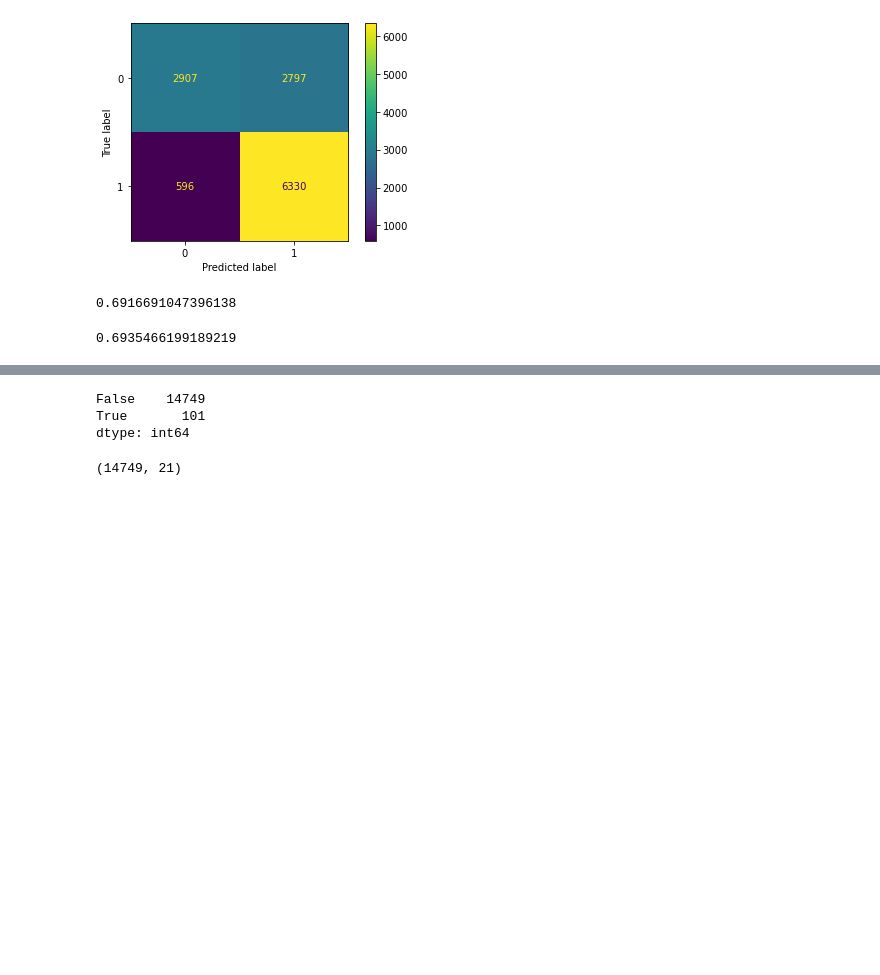
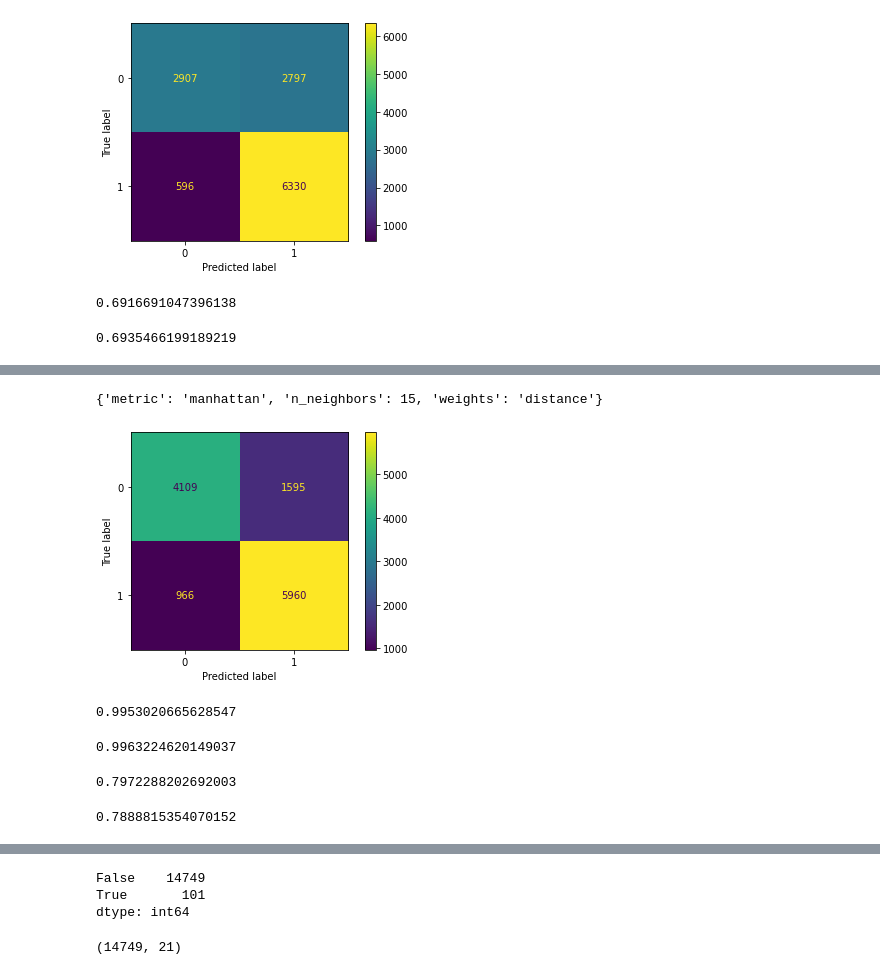
Before and after one commit to njw27/Supervised-ML-For-Tanzanian-Water-Wells, a Jupyter notebook: Group_Notebook.ipynb, the cells around one changed output, grey strips where cells are left out. Cells and saved outputs as stored; diff of their text form; code cells hidden in the pictures; blank space fills up the shorter version.

```diff
--- a/Group_Notebook.ipynb
+++ b/Group_Notebook.ipynb
@@ -443,0 +446,11 @@ display(precision_score(y_test, log_val_preds))
+# %%
+knn_model = KNeighborsClassifier()
+knn_model.fit(X_train_clean, y_train)
+grid = {
+    'n_neighbors': [11, 13, 15, 17],
+    'metric': ['manhattan'],
+    'weights' : ['distance']
+}
+# %%
+gs = GridSearchCV(estimator = knn_model, param_grid = grid, cv = 5, verbose = 1, n_jobs = -1)
+gs.fit(X_train_clean, y_train)
@@ -443,0 +466,24 @@ display(precision_score(y_test, log_val_preds))
+# %%
+gs.best_params_
+# %% [output]
+{'metric': 'manhattan', 'n_neighbors': 15, 'weights': 'distance'}
+# %%
+knn_better = KNeighborsClassifier(15, metric = "manhattan", weights = 'distance')
+knn_better.fit(X_train_clean, y_train)
+y_knn_better_train = knn_better.predict(X_train_clean)
+y_knn_better_test = knn_better.predict(X_test_clean)
+plot_confusion_matrix(knn_better, X_test_clean, y_test);
+# %% [output]
+[figure, added]
+# %%
+display(accuracy_score(y_train, y_knn_better_train))
+display(precision_score(y_train, y_knn_better_train))
+# %% [output]
+0.9953020665628547
+0.9963224620149037
+# %%
+display(accuracy_score(y_test, y_knn_better_test))
+display(precision_score(y_test, y_knn_better_test))
+# %% [output]
+0.7972288202692003
+0.7888815354070152
```
Also changed, not shown: parts of 8 cells of this notebook.
